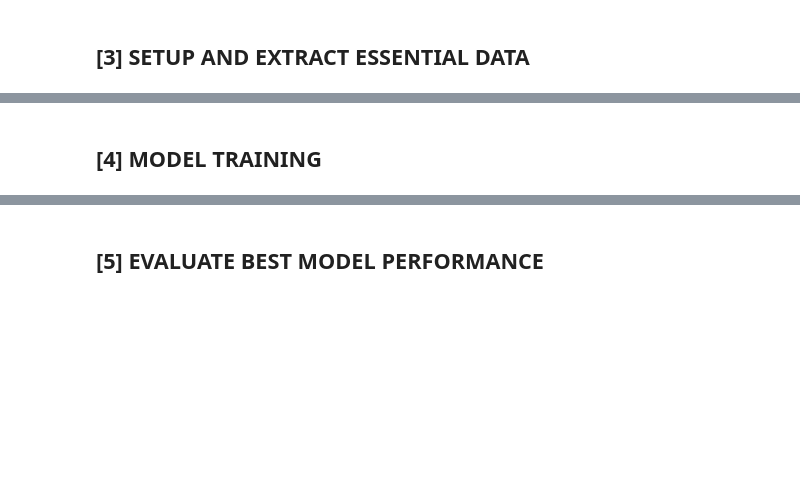
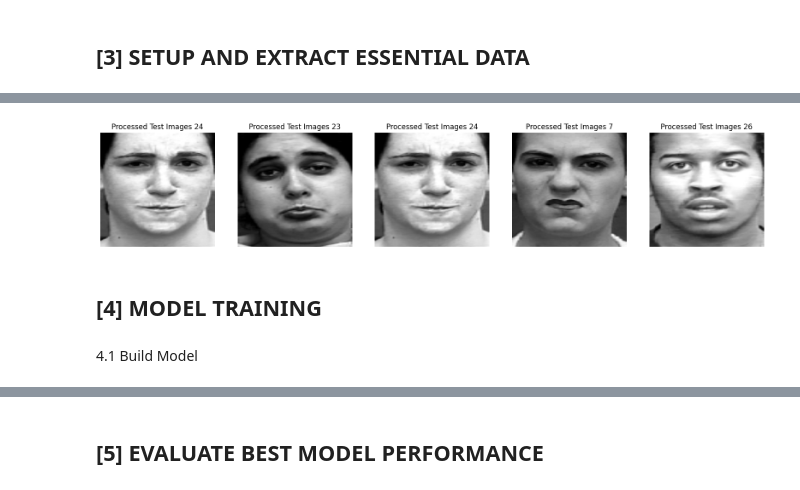
Before and after one commit to baopham2611/Deep_learning_a1, a Jupyter notebook: FacialClassifier.ipynb, the cells around one changed output, grey strips where cells are left out. Cells and saved outputs as stored; diff of their text form; code cells hidden in the pictures; blank space fills up the shorter version.

```diff
--- a/FacialClassifier.ipynb
+++ b/FacialClassifier.ipynb
@@ -478,5 +555,12 @@ display_random_images(train_loader, "Processed Face Images")
+# %%
+# Test
+display_random_images(test_loader, "Processed Test Images")
+# %% [output]
+[figure, added]
 # %% [markdown]
 ## [4] MODEL TRAINING
+# %% [markdown]
+4.1 Build Model
 # %%
 from tensorflow.keras.models import Model
 from tensorflow.keras.layers import Input, Conv2D, MaxPooling2D, Flatten, Dense, BatchNormalization, Dropout
```
Also changed, not shown: parts of 23 cells of this notebook.
